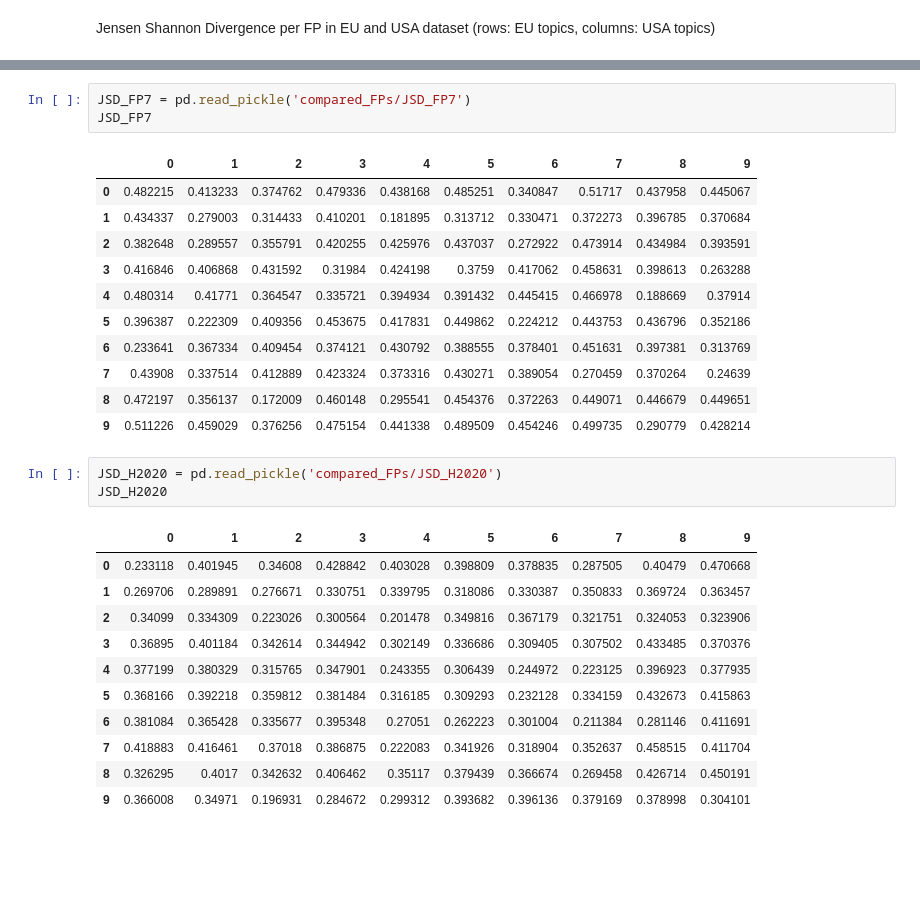
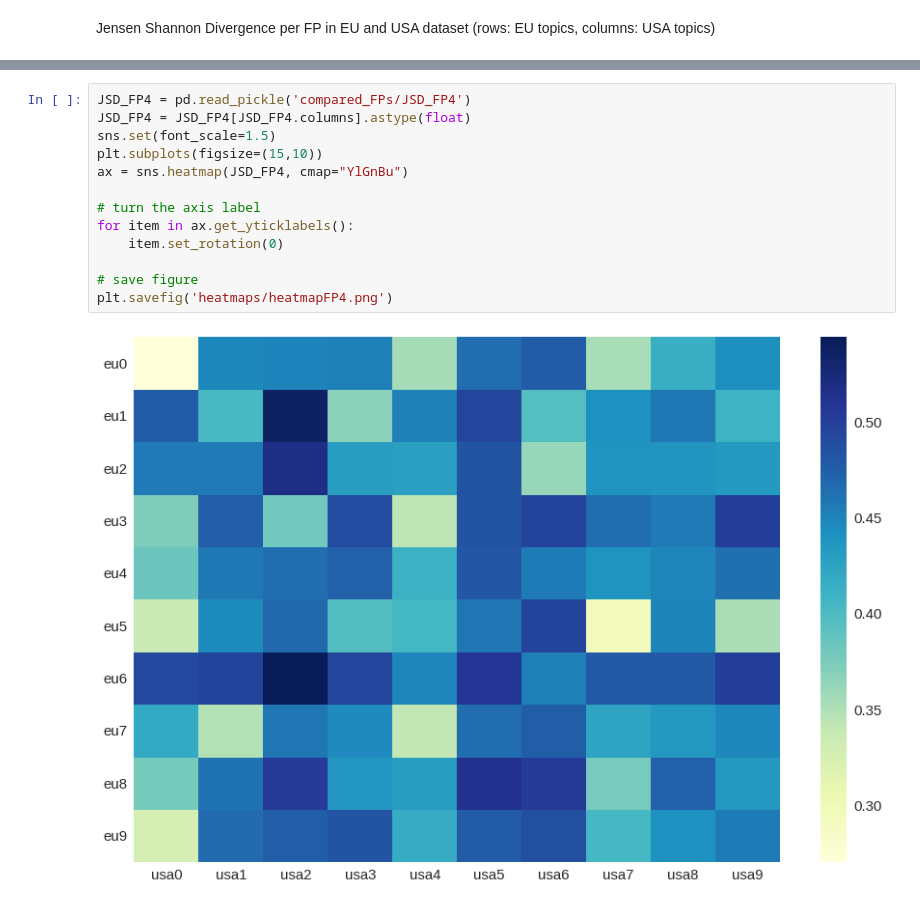
Before and after one commit to Mariliad/MSc-thesis2016, a Jupyter notebook: Comparison of the datasets per FP.ipynb, the cells around one changed output, grey strips where cells are left out. Drawn from its saved outputs; the diff is of its cells as text; blank space fills up the shorter version.

Commit message:
Notebook for the heatmaps

```diff
--- a/Comparison of the datasets per FP.ipynb
+++ b/Comparison of the datasets per FP.ipynb
@@ -51,30 +10,15 @@ JSD_FP6
-# %%
-JSD_FP7 = pd.read_pickle('compared_FPs/JSD_FP7')
-JSD_FP7
-# %% [output]
-|  | 0 | 1 | 2 | 3 | 4 | 5 | 6 | 7 | 8 | 9 |
-| 0 | 0.482215 | 0.413233 | 0.374762 | 0.479336 | 0.438168 | 0.485251 | 0.340847 | 0.51717 | 0.437958 | 0.445067 |
-| 1 | 0.434337 | 0.279003 | 0.314433 | 0.410201 | 0.181895 | 0.313712 | 0.330471 | 0.372273 | 0.396785 | 0.370684 |
-| 2 | 0.382648 | 0.289557 | 0.355791 | 0.420255 | 0.425976 | 0.437037 | 0.272922 | 0.473914 | 0.434984 | 0.393591 |
-| 3 | 0.416846 | 0.406868 | 0.431592 | 0.31984 | 0.424198 | 0.3759 | 0.417062 | 0.458631 | 0.398613 | 0.263288 |
-| 4 | 0.480314 | 0.41771 | 0.364547 | 0.335721 | 0.394934 | 0.391432 | 0.445415 | 0.466978 | 0.188669 | 0.37914 |
-| 5 | 0.396387 | 0.222309 | 0.409356 | 0.453675 | 0.417831 | 0.449862 | 0.224212 | 0.443753 | 0.436796 | 0.352186 |
-| 6 | 0.233641 | 0.367334 | 0.409454 | 0.374121 | 0.430792 | 0.388555 | 0.378401 | 0.451631 | 0.397381 | 0.313769 |
-| 7 | 0.43908 | 0.337514 | 0.412889 | 0.423324 | 0.373316 | 0.430271 | 0.389054 | 0.270459 | 0.370264 | 0.24639 |
-| 8 | 0.472197 | 0.356137 | 0.172009 | 0.460148 | 0.295541 | 0.454376 | 0.372263 | 0.449071 | 0.446679 | 0.449651 |
-| 9 | 0.511226 | 0.459029 | 0.376256 | 0.475154 | 0.441338 | 0.489509 | 0.454246 | 0.499735 | 0.290779 | 0.428214 |
-# %%
-JSD_H2020 = pd.read_pickle('compared_FPs/JSD_H2020')
-JSD_H2020
-# %% [output]
-|  | 0 | 1 | 2 | 3 | 4 | 5 | 6 | 7 | 8 | 9 |
-| 0 | 0.233118 | 0.401945 | 0.34608 | 0.428842 | 0.403028 | 0.398809 | 0.378835 | 0.287505 | 0.40479 | 0.470668 |
-| 1 | 0.269706 | 0.289891 | 0.276671 | 0.330751 | 0.339795 | 0.318086 | 0.330387 | 0.350833 | 0.369724 | 0.363457 |
-| 2 | 0.34099 | 0.334309 | 0.223026 | 0.300564 | 0.201478 | 0.349816 | 0.367179 | 0.321751 | 0.324053 | 0.323906 |
-| 3 | 0.36895 | 0.401184 | 0.342614 | 0.344942 | 0.302149 | 0.336686 | 0.309405 | 0.307502 | 0.433485 | 0.370376 |
-| 4 | 0.377199 | 0.380329 | 0.315765 | 0.347901 | 0.243355 | 0.306439 | 0.244972 | 0.223125 | 0.396923 | 0.377935 |
-| 5 | 0.368166 | 0.392218 | 0.359812 | 0.381484 | 0.316185 | 0.309293 | 0.232128 | 0.334159 | 0.432673 | 0.415863 |
-| 6 | 0.381084 | 0.365428 | 0.335677 | 0.395348 | 0.27051 | 0.262223 | 0.301004 | 0.211384 | 0.281146 | 0.411691 |
-| 7 | 0.418883 | 0.416461 | 0.37018 | 0.386875 | 0.222083 | 0.341926 | 0.318904 | 0.352637 | 0.458515 | 0.411704 |
-| 8 | 0.326295 | 0.4017 | 0.342632 | 0.406462 | 0.35117 | 0.379439 | 0.366674 | 0.269458 | 0.426714 | 0.450191 |
-| 9 | 0.366008 | 0.34971 | 0.196931 | 0.284672 | 0.299312 | 0.393682 | 0.396136 | 0.379169 | 0.378998 | 0.304101 |
+# %%
+JSD_FP4 = pd.read_pickle('compared_FPs/JSD_FP4')
+JSD_FP4 = JSD_FP4[JSD_FP4.columns].astype(float)
+sns.set(font_scale=1.5)
+plt.subplots(figsize=(15,10))
+ax = sns.heatmap(JSD_FP4, cmap="YlGnBu")
+
+# turn the axis label
+for item in ax.get_yticklabels():
+    item.set_rotation(0)
+
+# save figure
+plt.savefig('heatmaps/heatmapFP4.png')
+# %% [output]
+[figure, added]
```
Also changed, not shown: parts of 9 cells of this notebook.
